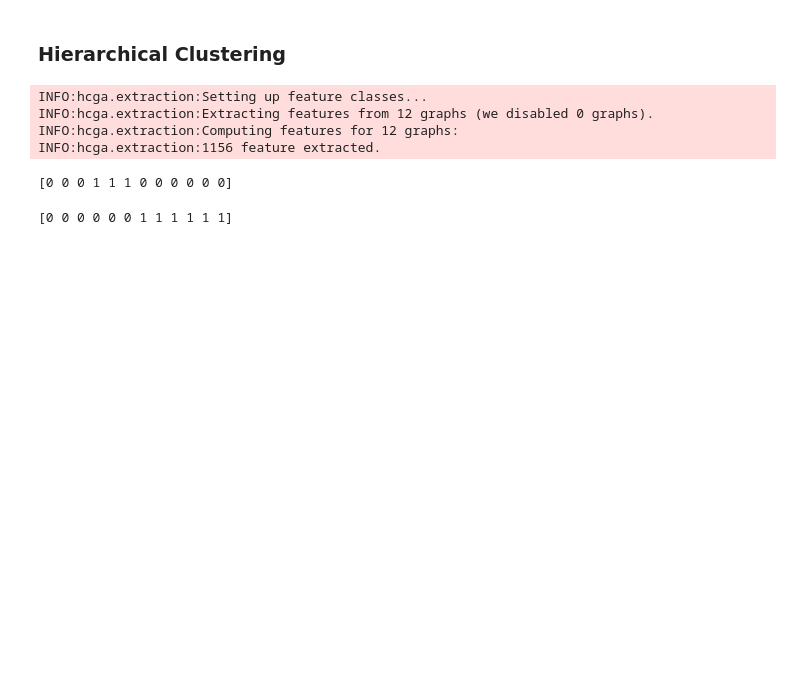
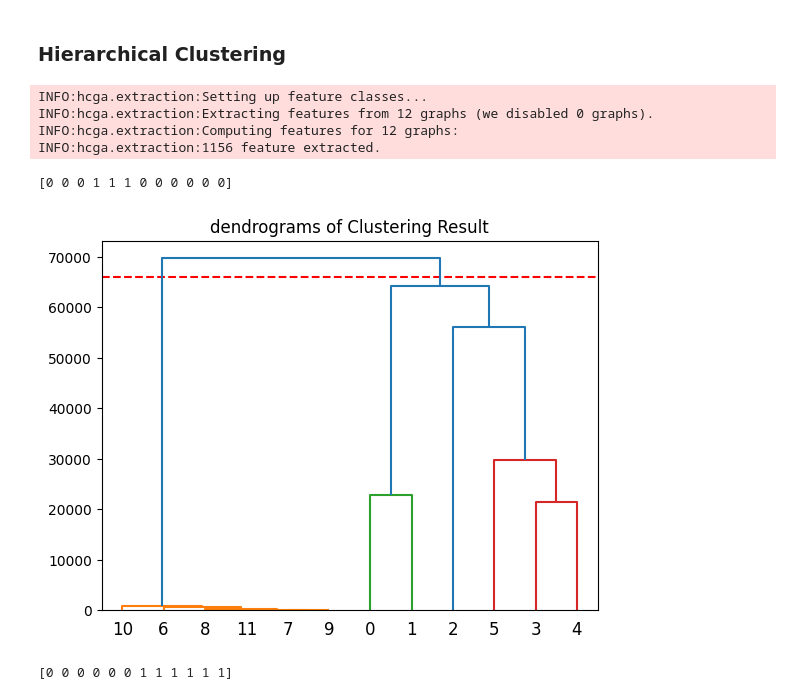
Before and after one commit to cccheryl0111/M2R_Group4, a Jupyter notebook: code.ipynb, the cells around one changed output. Cells and saved outputs as stored; diff of their text form; code cells hidden in the pictures; blank space fills up the shorter version.

Commit message:
dendrogram of real world

```diff
--- a/code.ipynb
+++ b/code.ipynb
@@ -1650,6 +1650,18 @@ clustering = AgglomerativeClustering(n_clusters=2).fit(h_dropped_real)
 print(clustering.labels_)
 # %% [output]
 [0 0 0 1 1 1 0 0 0 0 0 0]
+# %%
+# visuliasation
+from scipy.cluster.hierarchy import linkage, dendrogram
+linkage_data = linkage(h_dropped_real)
+
+%matplotlib inline
+plt.title('dendrograms of Clustering Result')
+plt.axhline(y=66000, color='r', linestyle='--')
+dendrogram(linkage_data)
+plt.show()
+# %% [output]
+[figure, added]
 # %%
 feature1 = h.features[('RBC', 'radius_N')]
 feature2 = h.features[('RBC', 'radius_E')]
```
Also changed, not shown: parts of 1 cell of this notebook, 2 other files.
